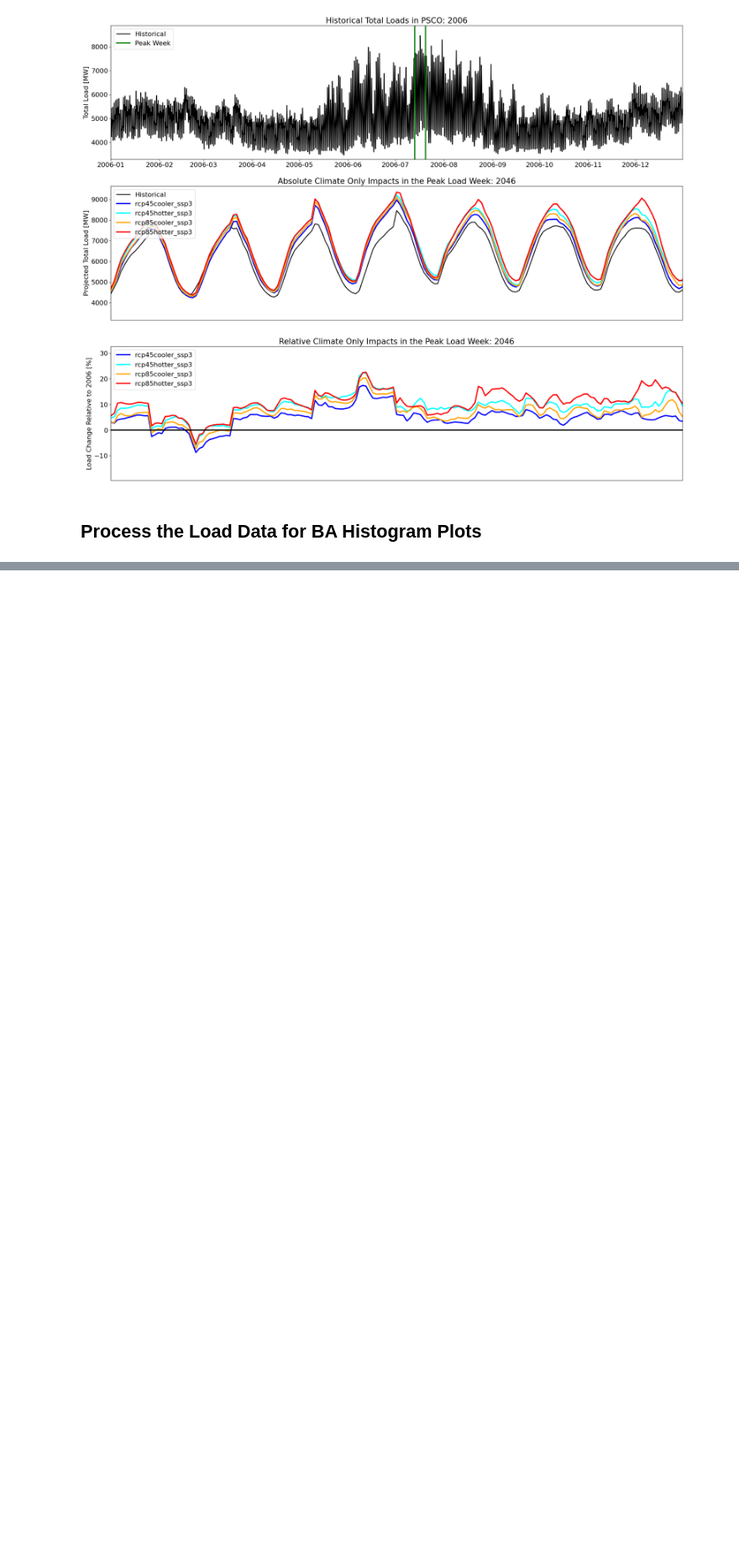
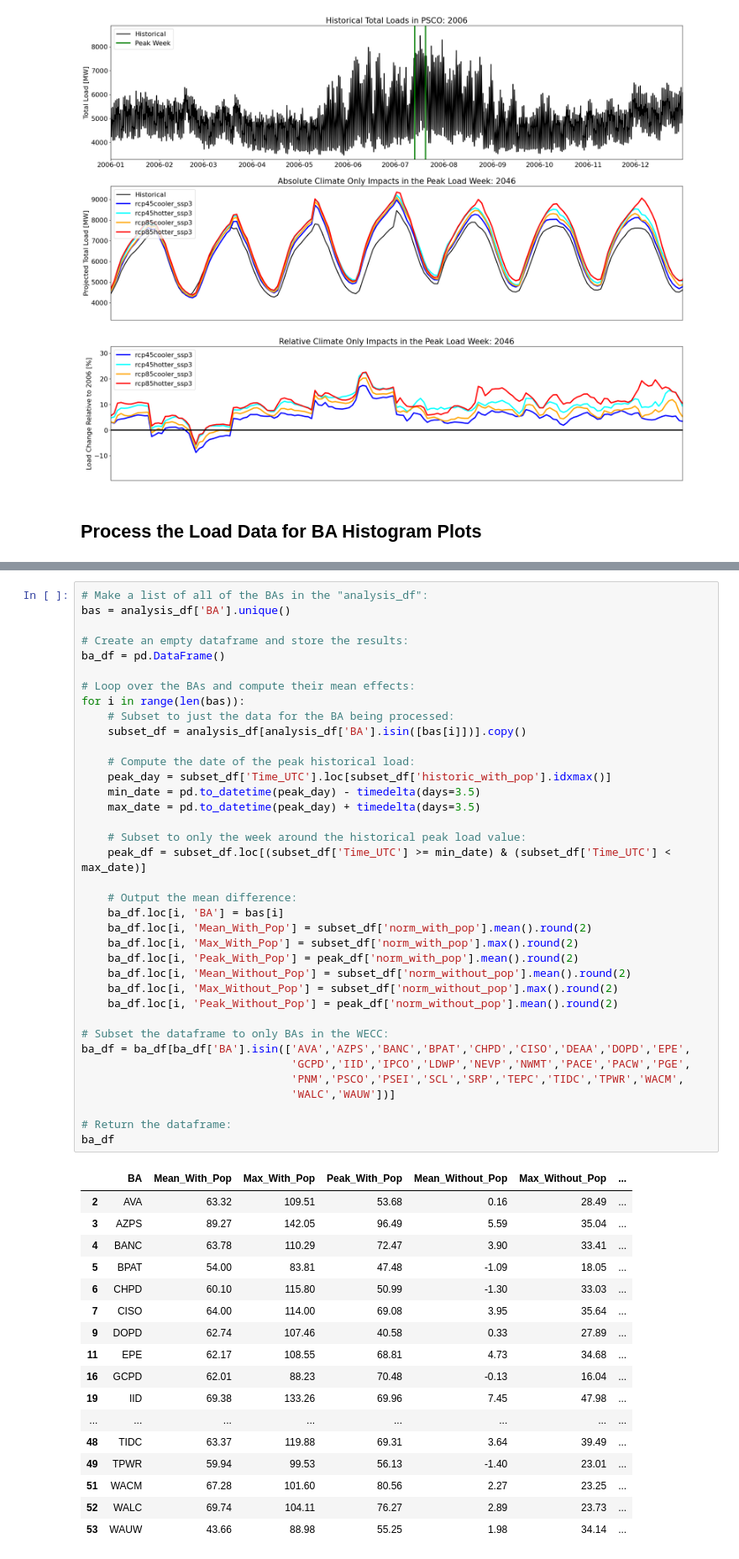
Before and after one commit to cdburley/ntp_heat_wave, a Jupyter notebook: tell_heatwave_2006.ipynb, the cells around one changed output, grey strips where cells are left out. Shown at 84% size. Saved outputs shown, nothing was run; the diff lists cells and outputs as text; blank space fills up the shorter version.

```diff
--- a/tell_heatwave_2006.ipynb
+++ b/tell_heatwave_2006.ipynb
@@ -264 +266,56 @@ analysis_df
 473040 rows × 8 columns
+# %%
+# Make a list of all of the BAs in the "analysis_df":
+bas = analysis_df['BA'].unique()
+
+# Create an empty dataframe and store the results:
+ba_df = pd.DataFrame()
+
+# Loop over the BAs and compute their mean effects:
+for i in range(len(bas)):
+    # Subset to just the data for the BA being processed:
+    subset_df = analysis_df[analysis_df['BA'].isin([bas[i]])].copy()
+
+    # Compute the date of the peak historical load:
+    peak_day = subset_df['Time_UTC'].loc[subset_df['historic_with_pop'].idxmax()]
+    min_date = pd.to_datetime(peak_day) - timedelta(days=3.5)
+    max_date = pd.to_datetime(peak_day) + timedelta(days=3.5)
+
+    # Subset to only the week around the historical peak load value:
+    peak_df = subset_df.loc[(subset_df['Time_UTC'] >= min_date) & (subset_df['Time_UTC'] < max_date)]
+
+    # Output the mean difference:
+    ba_df.loc[i, 'BA'] = bas[i]
+    ba_df.loc[i, 'Mean_With_Pop'] = subset_df['norm_with_pop'].mean().round(2)
+    ba_df.loc[i, 'Max_With_Pop'] = subset_df['norm_with_pop'].max().round(2)
+    ba_df.loc[i, 'Peak_With_Pop'] = peak_df['norm_with_pop'].mean().round(2)
+    ba_df.loc[i, 'Mean_Without_Pop'] = subset_df['norm_without_pop'].mean().round(2)
+    ba_df.loc[i, 'Max_Without_Pop'] = subset_df['norm_without_pop'].max().round(2)
+    ba_df.loc[i, 'Peak_Without_Pop'] = peak_df['norm_without_pop'].mean().round(2)
+
+# Subset the dataframe to only BAs in the WECC:
+ba_df = ba_df[ba_df['BA'].isin(['AVA','AZPS','BANC','BPAT','CHPD','CISO','DEAA','DOPD','EPE',
+                                'GCPD','IID','IPCO','LDWP','NEVP','NWMT','PACE','PACW','PGE',
+                                'PNM','PSCO','PSEI','SCL','SRP','TEPC','TIDC','TPWR','WACM',
+                                'WALC','WAUW'])]
+
+# Return the dataframe:
+ba_df
+# %% [output]
+|  | BA | Mean_With_Pop | Max_With_Pop | Peak_With_Pop | Mean_Without_Pop | Max_Without_Pop | ... |
+| 2 | AVA | 63.32 | 109.51 | 53.68 | 0.16 | 28.49 | ... |
+| 3 | AZPS | 89.27 | 142.05 | 96.49 | 5.59 | 35.04 | ... |
+| 4 | BANC | 63.78 | 110.29 | 72.47 | 3.90 | 33.41 | ... |
+| 5 | BPAT | 54.00 | 83.81 | 47.48 | -1.09 | 18.05 | ... |
+| 6 | CHPD | 60.10 | 115.80 | 50.99 | -1.30 | 33.03 | ... |
+| 7 | CISO | 64.00 | 114.00 | 69.08 | 3.95 | 35.64 | ... |
+| 9 | DOPD | 62.74 | 107.46 | 40.58 | 0.33 | 27.89 | ... |
+| 11 | EPE | 62.17 | 108.55 | 68.81 | 4.73 | 34.68 | ... |
+| 16 | GCPD | 62.01 | 88.23 | 70.48 | -0.13 | 16.04 | ... |
+| 19 | IID | 69.38 | 133.26 | 69.96 | 7.45 | 47.98 | ... |
+| ... | ... | ... | ... | ... | ... | ... | ... |
+| 48 | TIDC | 63.37 | 119.88 | 69.31 | 3.64 | 39.49 | ... |
+| 49 | TPWR | 59.94 | 99.53 | 56.13 | -1.40 | 23.01 | ... |
+| 51 | WACM | 67.28 | 101.60 | 80.56 | 2.27 | 23.25 | ... |
+| 52 | WALC | 69.74 | 104.11 | 76.27 | 2.89 | 23.73 | ... |
+| 53 | WAUW | 43.66 | 88.98 | 55.25 | 1.98 | 34.14 | ... |
```
Also changed, not shown: parts of 4 cells of this notebook, 9 other files.
